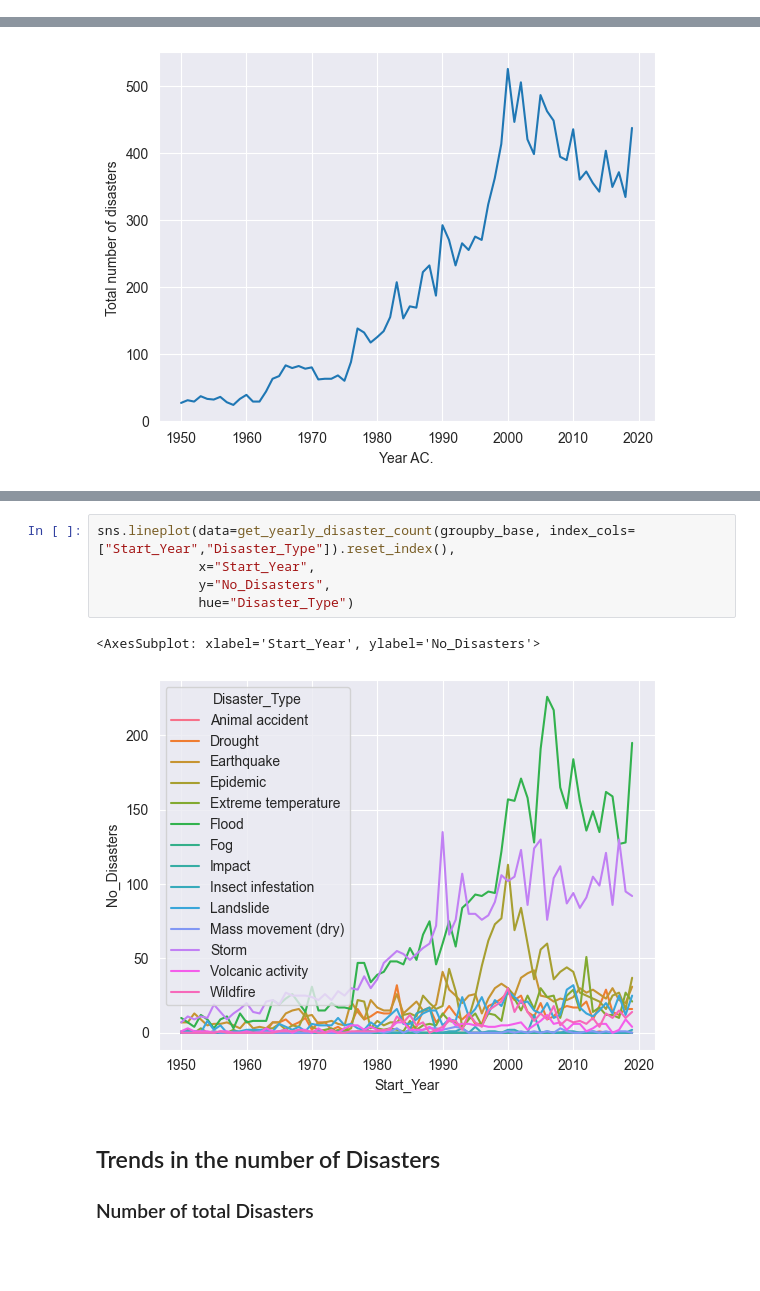
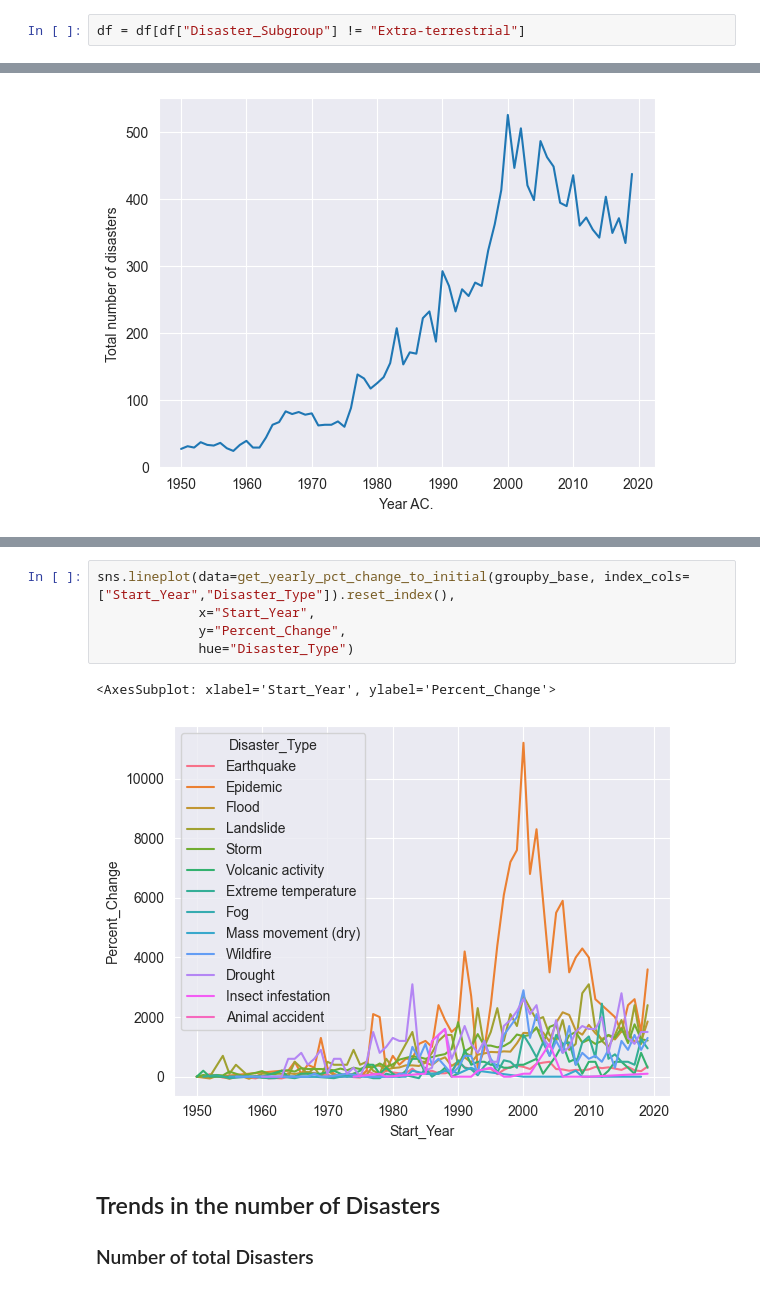
Before and after one commit to r-Files/DOPP, a Jupyter notebook: jupyter_notebooks/lab_question_c.ipynb, the cells around one changed output, grey strips where cells are left out. Drawn from its saved outputs; the diff is of its cells as text; blank space fills up the shorter version.

```diff
--- a/jupyter_notebooks/lab_question_c.ipynb
+++ b/jupyter_notebooks/lab_question_c.ipynb
@@ -77,3 +62,5 @@ yearly_global_temp = yearly_global_temp[yearly_global_temp.index >= cutoff_year]
+# %%
+df = df[df["Disaster_Subgroup"] != "Extra-terrestrial"]
 # %% [markdown]
 ## Get Yearly Deaths
 # %% [markdown]
@@ -214,11 +155,11 @@ sns.lineplot(data=get_yearly_pct_change_to_initial(groupby_base, index_cols=["St
 # %%
-sns.lineplot(data=get_yearly_disaster_count(groupby_base, index_cols=["Start_Year","Disaster_Type"]).reset_index(),
+sns.lineplot(data=get_yearly_pct_change_to_initial(groupby_base, index_cols=["Start_Year","Disaster_Type"]).reset_index(),
              x="Start_Year",
-             y="No_Disasters",
+             y="Percent_Change",
              hue="Disaster_Type")
 # %% [output]
-<AxesSubplot: xlabel='Start_Year', ylabel='No_Disasters'>
+<AxesSubplot: xlabel='Start_Year', ylabel='Percent_Change'>
-[figure, old version]
+[figure, new version]
 # %% [markdown]
 ## Trends in the number of Disasters
 ### Number of total Disasters
```
Also changed, not shown: parts of 14 cells of this notebook, 1 other file.
